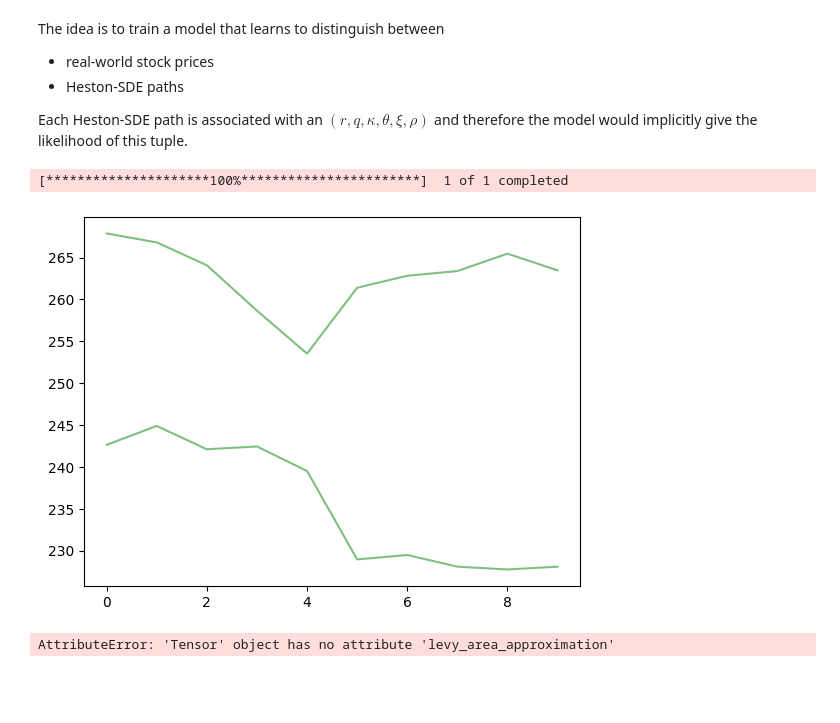
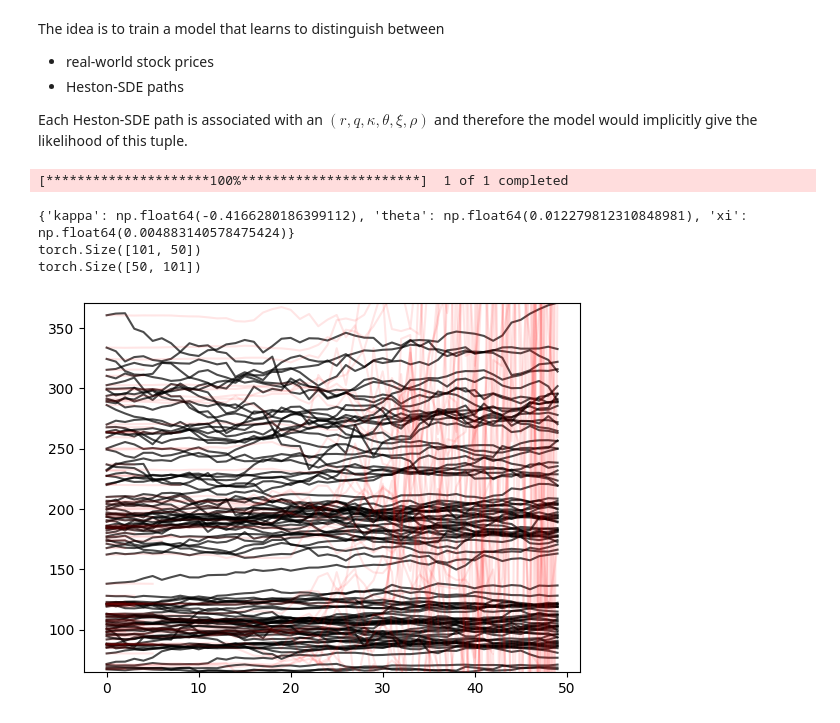
Before and after one commit to viviankessler/neural-sde, a Jupyter notebook: heston_process copy.ipynb, the cells around one changed output. Cells and saved outputs as stored; diff of their text form; code cells hidden in the pictures; blank space fills up the shorter version.

```diff
--- a/heston_process copy.ipynb
+++ b/heston_process copy.ipynb
@@ -20,3 +11,10 @@ BATCH_SIZE = 2
+# %%
+START = datetime(year=2004, month=9, day=1)
+END = datetime(year=2024, month=9, day=1)
+WINDOW_SIZE = 30
+NUM_TIMES = 50
+NUM_STRIKES = 3
+BATCH_SIZE = 2
 # %% [markdown]
 The idea is to train a model that learns to distinguish between
 * real-world stock prices
@@ -141,15 +53,29 @@ def train_loop(num_epochs, all_trajectories, all_volatilities):
-# %%
-tickers = ["ROG.SW", "NESN.SW", "NOVN.SW"]#pd.read_csv("bats_symbols.csv")["Name"]
-parameter_names = ["r", "q", "theta", "xi", "kappa"]
-for ticker in tickers:
-
-    prices = get_prices(ticker)
-    trajectories, volatilities = get_trajectories(prices)
-
-    train_loop(10, trajectories, volatilities)
-
-    break
-# %% [output]
-[*********************100%***********************]  1 of 1 completed
-[figure, removed]
-AttributeError: 'Tensor' object has no attribute 'levy_area_approximation'
+# %%
+tickers = ["ROG.SW"]  # pd.read_csv("bats_symbols.csv")["Name"]
+parameter_names = ["r", "q", "theta", "xi", "kappa"]
+for ticker in tickers:
+
+    ticker_data = yf.download(ticker, start=START, end=END)
+    real_trajectories = torch.tensor([window.to_list() for window in ticker_data["Adj Close"].rolling(NUM_TIMES) if len(window.to_list()) == NUM_TIMES][::NUM_TIMES], requires_grad=False)
+    daily_return = ticker_data["Adj Close"].pct_change()
+    local_volatility = daily_return.rolling(NUM_TIMES).std()[NUM_TIMES::NUM_TIMES]
+    theta = local_volatility.mean()
+    xi = local_volatility.std()
+    kappa = (local_volatility.diff().iloc[1:] / (theta - local_volatility.iloc[:-1])).mean()
+
+    sde = Heston(kappa=kappa, theta=theta, xi=xi)
+    y0 = torch.stack([real_trajectories[..., 0], torch.tensor(local_volatility)], dim=-1)
+    ts = torch.linspace(0.0, NUM_TIMES, NUM_TIMES)
+    estimated_trajectories = torchsde.sdeint(sde=sde, y0=y0, ts=ts)[..., 0]
+
+    plt.ylim(real_trajectories.min(), real_trajectories.max())
+    for trajectory in real_trajectories:
+        plt.plot(trajectory, c="black", alpha=.7)
+    for trajectory in estimated_trajectories.transpose(0, 1):
+        plt.plot(trajectory, c="red", alpha=.1)
+# %% [output]
+[*********************100%***********************]  1 of 1 completed
+{'kappa': np.float64(-0.4166280186399112), 'theta': np.float64(0.012279812310848981), 'xi': np.float64(0.004883140578475424)}
+torch.Size([101, 50])
+torch.Size([50, 101])
+[figure, added]
```
Also changed, not shown: parts of 7 cells of this notebook.
